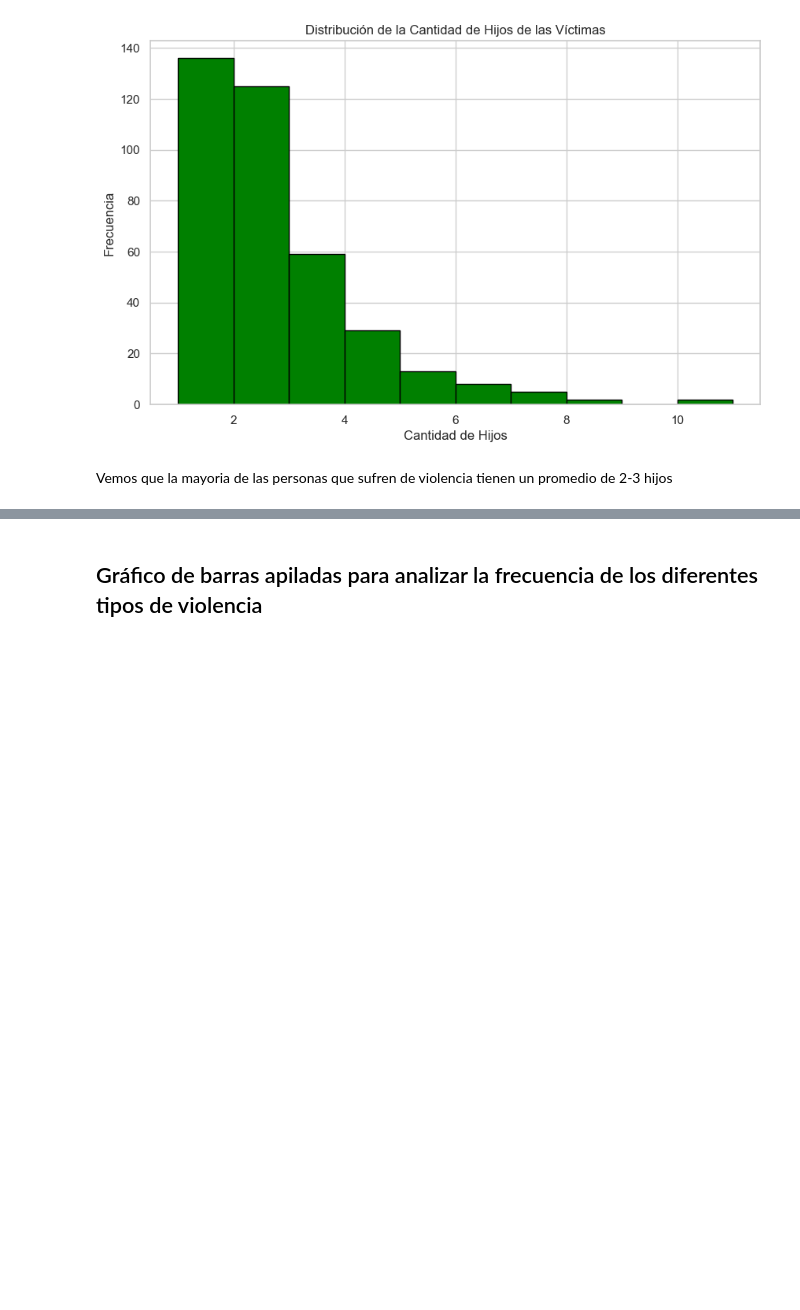
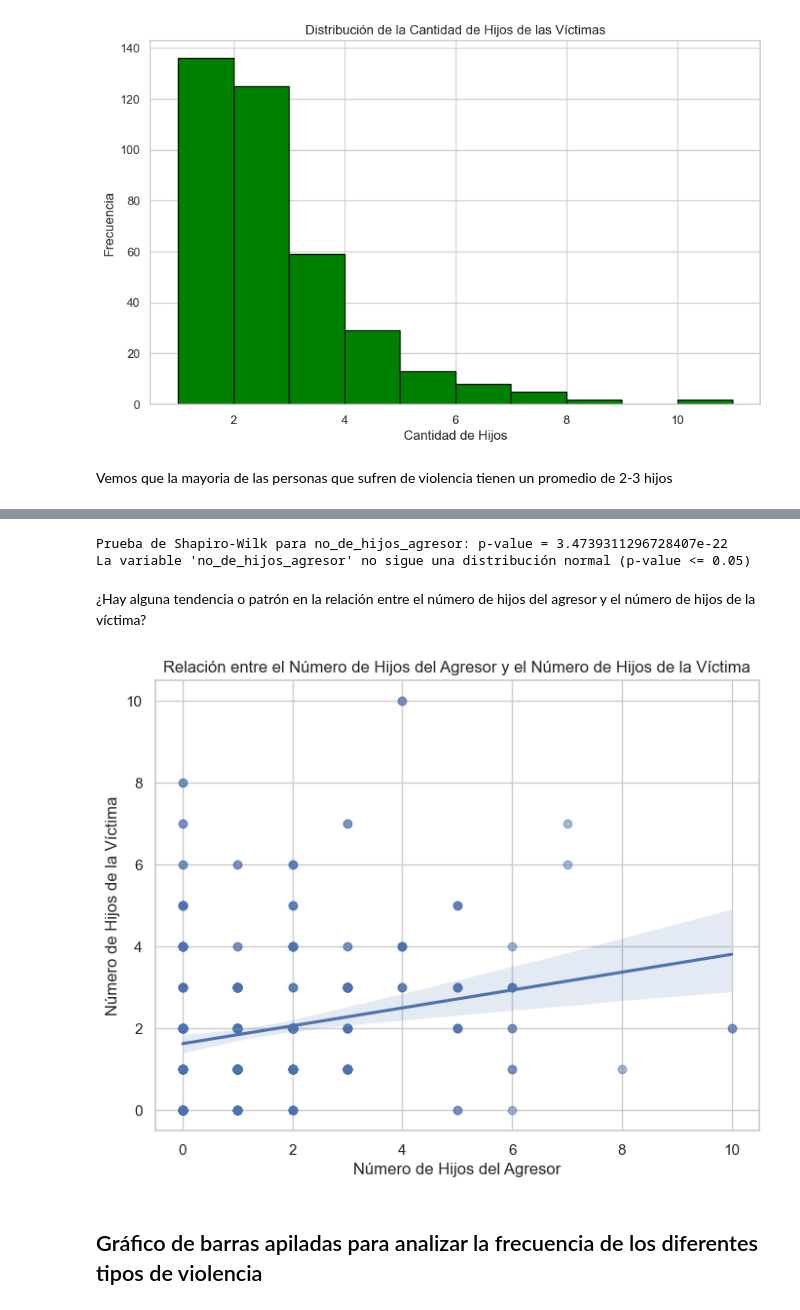
Before and after one commit to BryanEspana/AnalisisExploratorio, a Jupyter notebook: analisis.ipynb, the cells around one changed output, grey strips where cells are left out. Saved outputs shown, nothing was run; the diff lists cells and outputs as text; code cells hidden in the pictures; blank space fills up the shorter version.

```diff
--- a/analisis.ipynb
+++ b/analisis.ipynb
@@ -286,3 +453,27 @@ Vemos que la mayoria de las personas que sufren de violencia tienen un promedio
+# %%
+# Prueba de normalidad (Shapiro-Wilk)
+p_value = stats.shapiro(df['no_de_hijos_agresor'])[1]
+print(f"Prueba de Shapiro-Wilk para no_de_hijos_agresor: p-value = {p_value}")
+if p_value > 0.05:
+    print("La variable 'no_de_hijos_agresor' sigue una distribución normal (p-value > 0.05)")
+else:
+    print("La variable 'no_de_hijos_agresor' no sigue una distribución normal (p-value <= 0.05)")
+# %% [output]
+Prueba de Shapiro-Wilk para no_de_hijos_agresor: p-value = 3.4739311296728407e-22
+La variable 'no_de_hijos_agresor' no sigue una distribución normal (p-value <= 0.05)
+# %% [markdown]
+¿Hay alguna tendencia o patrón en la relación entre el número de hijos del agresor y el número de hijos de la víctima?
+# %%
+# Crear un gráfico de regresión lineal
+plt.figure(figsize=(8, 6))
+sns.regplot(x='no_de_hijos_agresor', y='no_hijos_victima', data=df, scatter_kws={'alpha':0.5})
+plt.title('Relación entre el Número de Hijos del Agresor y el Número de Hijos de la Víctima')
+plt.xlabel('Número de Hijos del Agresor')
+plt.ylabel('Número de Hijos de la Víctima')
+plt.grid(True)
+plt.show()
+# %% [output]
+[figure, added]
 # %% [markdown]
 ## Gráfico de barras apiladas para analizar la frecuencia de los diferentes tipos de violencia
 # %%
```
Also changed, not shown: parts of 18 cells of this notebook.
